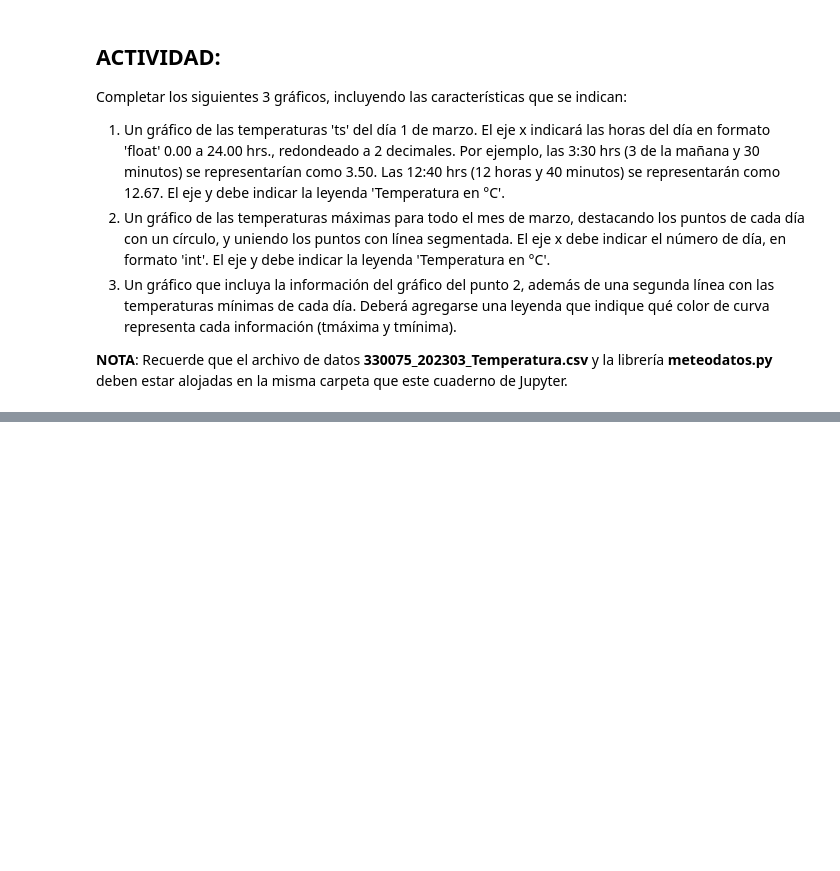
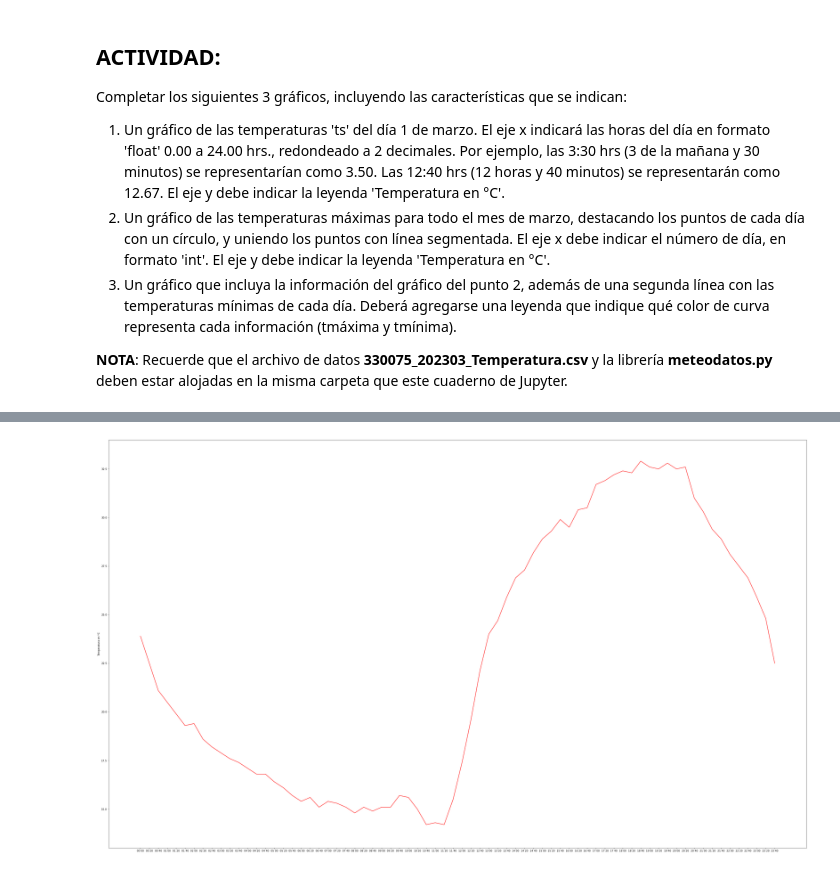
Before and after one commit to cristian2r/taller_6, a Jupyter notebook: Práctica 6 - Graficando con matplotlib.pyplot.ipynb, the cells around one changed output, grey strips where cells are left out. Cells and saved outputs as stored; diff of their text form; code cells hidden in the pictures; blank space fills up the shorter version.

```diff
--- a/Práctica 6 - Graficando con matplotlib.pyplot.ipynb
+++ b/Práctica 6 - Graficando con matplotlib.pyplot.ipynb
@@ -89,0 +156,10 @@ Completar los siguientes 3 gráficos, incluyendo las características que se ind
+# %%
+# Grafico 1 formato hora, sin segundos
+ts_01 = mtd.filtrar_cabecera(mtd.filtrar_dia(datos, '2023-03-01'), 'ts')[1:]
+fig, ax = plt.subplots(figsize = (50, 30))
+ax.plot(hrs, ts_01, "r")
+ax.set_ylim(13, 34)
+ax.set_ylabel('Temperatura en °C')
+plt.show()
+# %% [output]
+[figure, added]
```
Also changed, not shown: parts of 12 cells of this notebook.
